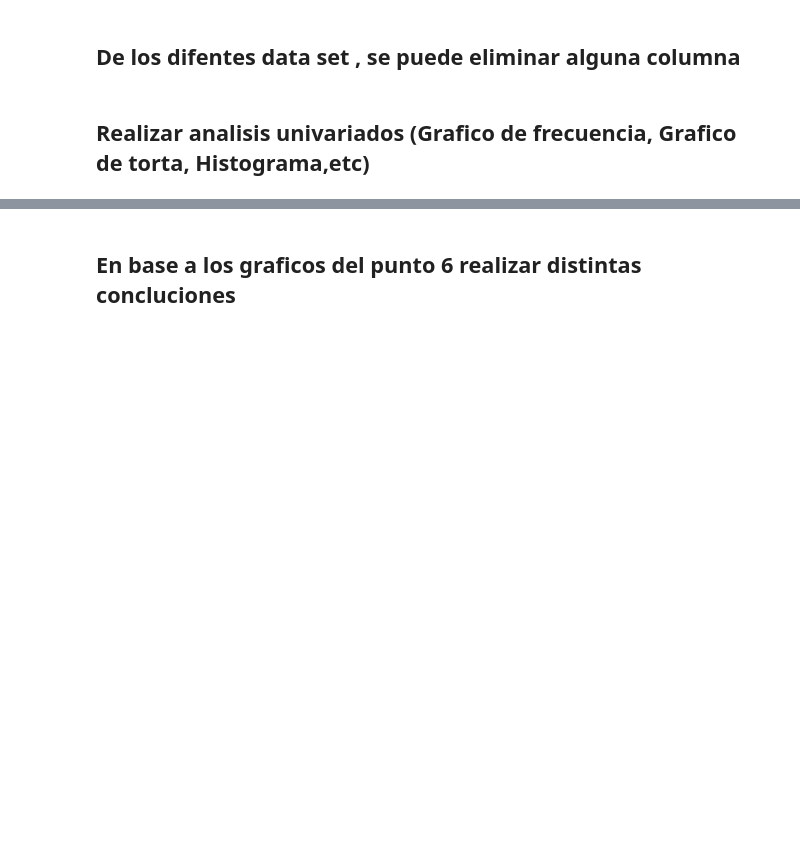
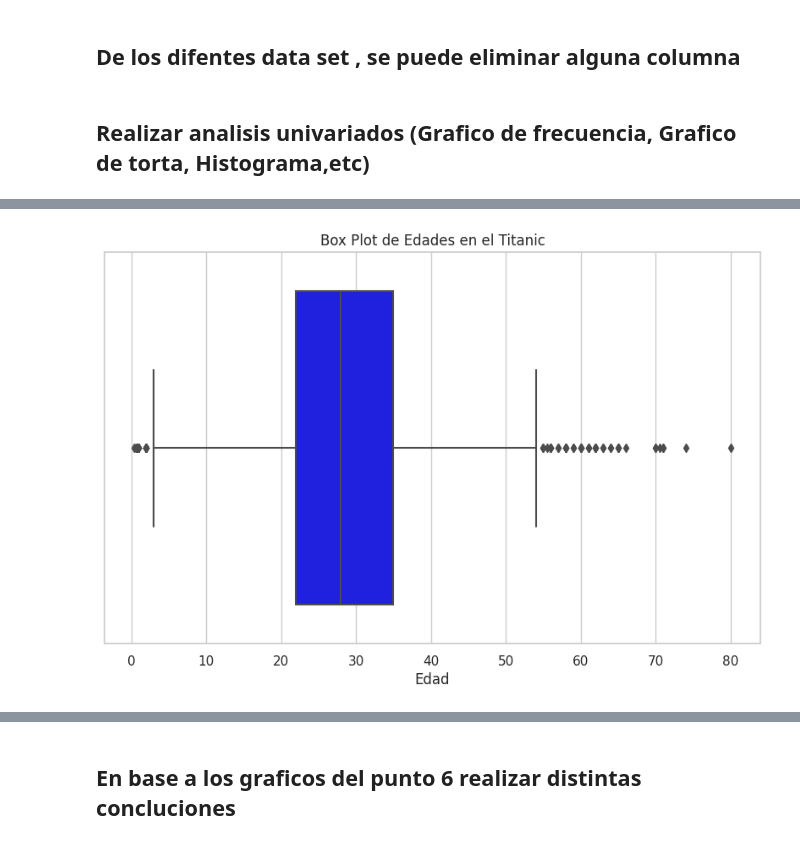
Before and after one commit to agustinsalum/ciencia-datos-python, a Jupyter notebook: Trabajos-practicos/tp4/tp4.ipynb, the cells around one changed output, grey strips where cells are left out. Cells and saved outputs as stored; diff of their text form; code cells hidden in the pictures; blank space fills up the shorter version.

```diff
--- a/Trabajos-practicos/tp4/tp4.ipynb
+++ b/Trabajos-practicos/tp4/tp4.ipynb
@@ -502,0 +519,14 @@ A continuacion se muestran las correspondencias:
+# %%
+import matplotlib.pyplot as plt
+import seaborn as sns
+
+# Suponiendo que df_titanic es tu DataFrame que contiene los datos del Titanic
+sns.set(style="whitegrid")
+plt.figure(figsize=(10, 6))
+
+sns.boxplot(data=df_titanic, x="Age", color="blue")
+plt.title("Box Plot de Edades en el Titanic")
+plt.xlabel("Edad")
+plt.show()
+# %% [output]
+[figure, added]
```
Also changed, not shown: parts of 9 cells of this notebook.
